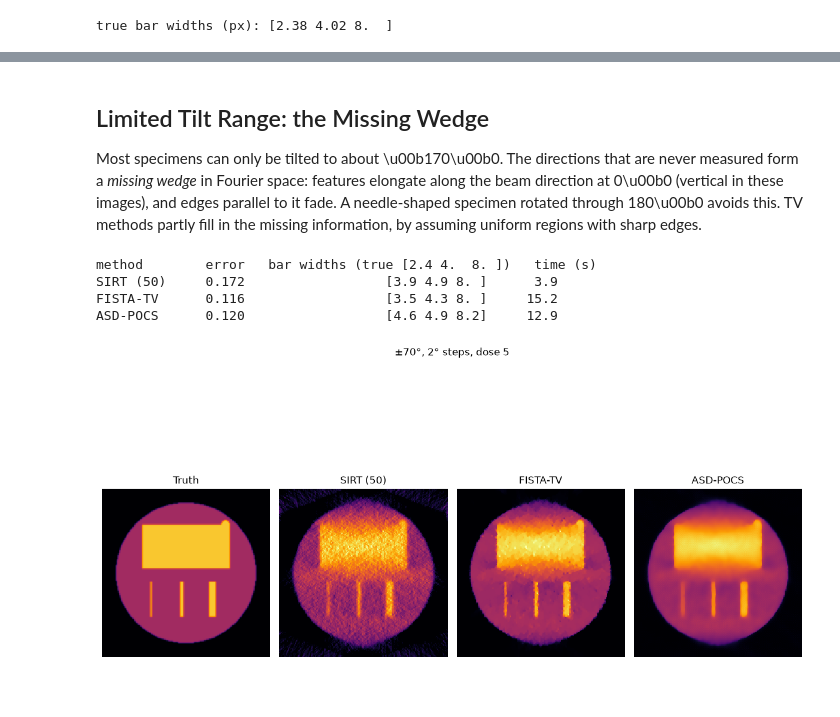
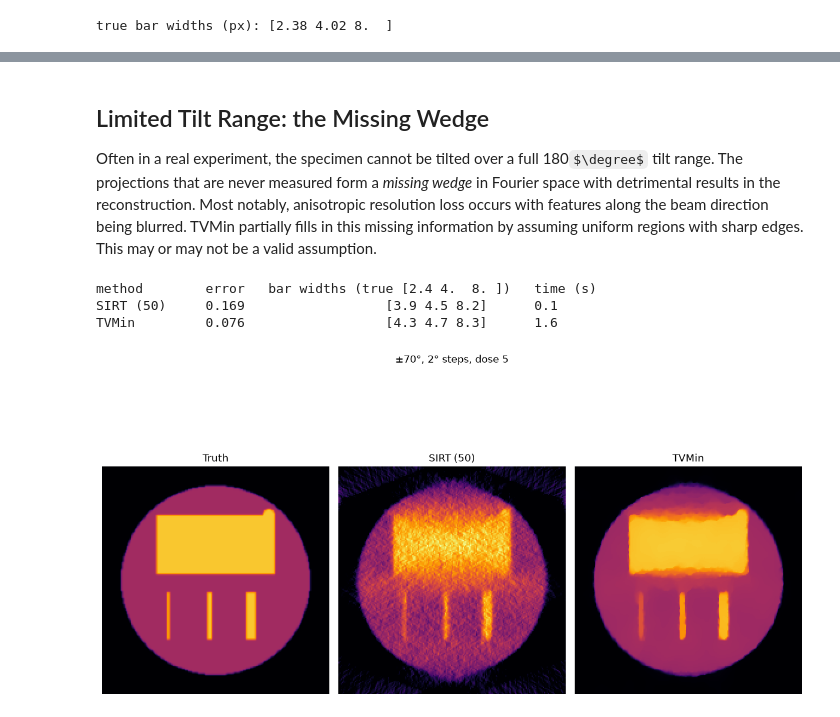
Before and after one commit to usnistgov/etspy, a Jupyter notebook: docs/examples/reconstruction_methods.ipynb, the cells around one changed output, grey strips where cells are left out. Drawn from its saved outputs; the diff is of its cells as text; code cells hidden in the pictures; some formulas as TeX source; blank space fills up the shorter version.

```diff
--- a/docs/examples/reconstruction_methods.ipynb
+++ b/docs/examples/reconstruction_methods.ipynb
@@ -143,9 +139,7 @@ methods = {
     "SIRT (50)": lambda s: s.reconstruct("SIRT", iterations=50, constrain=True, **quiet),
     "SIRT (200)": lambda s: s.reconstruct("SIRT", iterations=200, constrain=True, **quiet),
     "SART (5)": lambda s: s.reconstruct("SART", iterations=5, constrain=True, **quiet),
-    "DART": lambda s: s.reconstruct("DART", iterations=5, gray_levels=[0, 1, 2], **quiet),
-    "FISTA-TV": lambda s: s.reconstruct_tv("FISTA", iterations=50, tv_weight=0.1, **quiet),
-    "ASD-POCS": lambda s: s.reconstruct_tv("ASD-POCS", iterations=50, **quiet),
+    "TVMin": lambda s: s.reconstruct_tv(iterations=50, tv_weight=0.1, **quiet),
 }
 
 
@@ -325,19 +310,26 @@ FISTA-TV   [0.057, 0.048, 0.047, 0.053]
 # %% [markdown]
 ## Limited Tilt Range: the Missing Wedge
 
-Most specimens can only be tilted to about \u00b170\u00b0. The directions that are never measured
-form a *missing wedge* in Fourier space: features elongate along the beam direction at 0\u00b0
-(vertical in these images), and edges parallel to it fade. A needle-shaped specimen rotated through
-180\u00b0 avoids this. TV methods partly fill in the missing information, by assuming uniform
-regions with sharp edges.
+Often in a real experiment, the specimen cannot be tilted over a full 180$\degree$ tilt range. The projections
+that are never measured form a *missing wedge* in Fourier space with detrimental results in the reconstruction.
+Most notably, anisotropic resolution loss occurs with features along the beam direction being blurred. TVMin
+partially fills in this missing information by assuming uniform regions with sharp edges.  This may or may not be
+a valid assumption.
 # %%
+methods = {
+    "FBP": lambda s: s.reconstruct("FBP", **quiet),
+    "SIRT (50)": lambda s: s.reconstruct("SIRT", iterations=50, constrain=True, **quiet),
+    "SIRT (200)": lambda s: s.reconstruct("SIRT", iterations=200, constrain=True, **quiet),
+    "SART (5)": lambda s: s.reconstruct("SART", iterations=5, constrain=True, **quiet),
+    "TVMin": lambda s: s.reconstruct_tv(iterations=100, tv_weight=0.3, **quiet),
+}
+
 wedge = make_series(step=2, dose=5, tilt_range=140)
-res_wedge = run_all(wedge, {"SIRT (50)": methods["SIRT (50)"], "FISTA-TV": methods["FISTA-TV"],
-                            "ASD-POCS": methods["ASD-POCS"]})
-show(res_wedge, "\u00b170\u00b0, 2\u00b0 steps, dose 5")
+res_wedge = run_all(wedge, {"SIRT (50)": methods["SIRT (50)"], "TVMin": methods["TVMin"]})
+show(res_wedge, r"$\pm$70$\degree$, 2$\degree$ steps, dose 5")
+plt.tight_layout()
 # %% [output]
 method        error   bar widths (true [2.4 4.  8. ])   time (s)
-SIRT (50)     0.172                  [3.9 4.9 8. ]      3.9
-FISTA-TV      0.116                  [3.5 4.3 8. ]     15.2
-ASD-POCS      0.120                  [4.6 4.9 8.2]     12.9
+SIRT (50)     0.169                  [3.9 4.5 8.2]      0.1
+TVMin         0.076                  [4.3 4.7 8.3]      1.6
-[figure, old version]
+[figure, new version]
```
Also changed, not shown: parts of 17 cells of this notebook, 5 other files.
